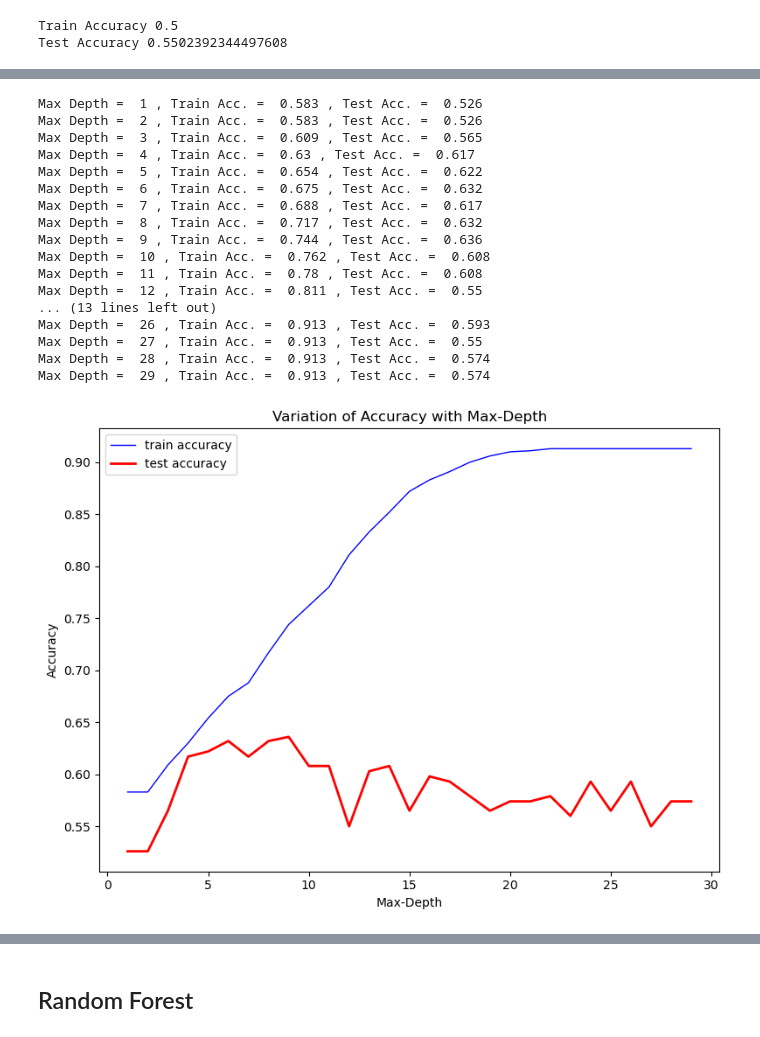
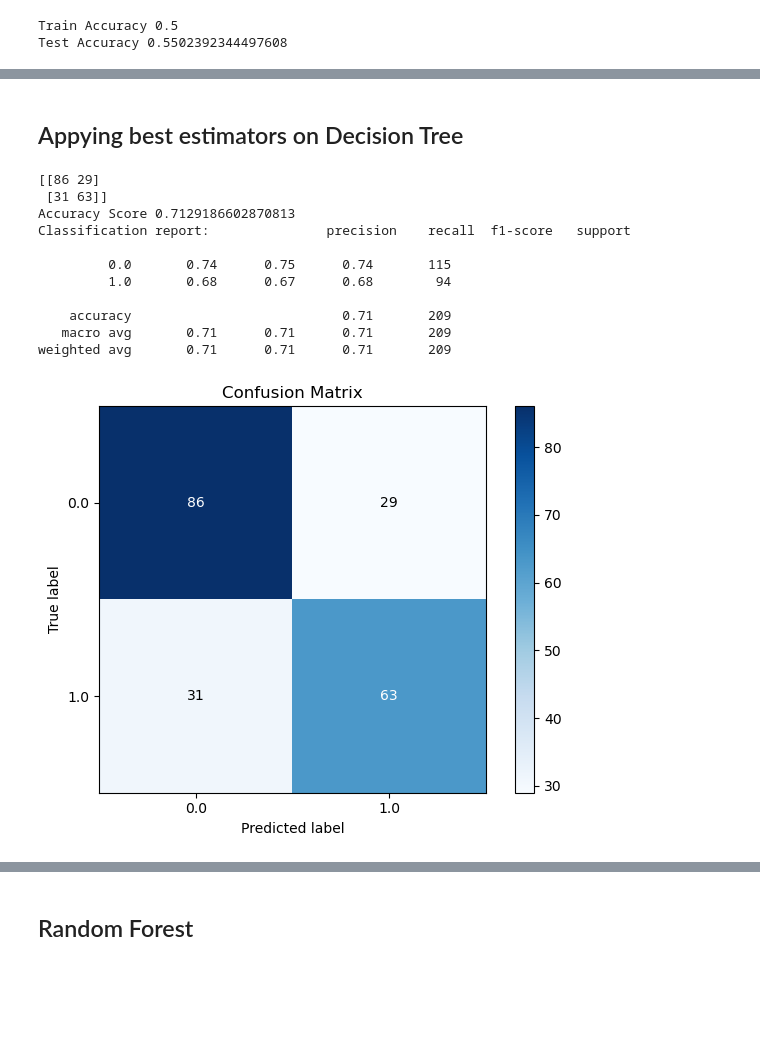
Before and after one commit to NafisFaiyaz007/CSE-445-Machine-learning_Predicting-Risky-Alcohol-Consumption-among-Students, a Jupyter notebook: Research Question 2 classifiers application.ipynb, the cells around one changed output, grey strips where cells are left out. Cells and saved outputs as stored; diff of their text form; code cells hidden in the pictures; blank space fills up the shorter version.

```diff
--- a/Research Question 2 classifiers application.ipynb
+++ b/Research Question 2 classifiers application.ipynb
@@ -152,5 +167,4 @@ Train Accuracy  0.6311659192825112
 # %%
-# Import train and test sets
-X_train = pd.read_csv('smoteTrainSet.csv')
-X_test = pd.read_csv('ScaledTestSet.csv')
+from sklearn import tree
+from sklearn.tree import DecisionTreeClassifier
 # %%
@@ -177,47 +192,23 @@ Accuracy  0.579
-# %%
-train_acc = []
-test_acc = []
-max_depth =[]
-
-for depth in range(1, 30):
-    clf = DecisionTreeClassifier(max_depth = depth)
-    clf.fit(X_train, y_train)
-    train_acc.append(accuracy_score(y_train, clf.predict(X_train)).round(3))
-    test_acc.append(accuracy_score(y_test, clf.predict(X_test)).round(3))
-    max_depth.append(depth)
-
-for i in range(1, 30):
-    print('Max Depth = ', i, ', Train Acc. = ', train_acc[i-1], ', Test Acc. = ' ,
-         test_acc[i-1])
-
-plt.figure(figsize = (8,6))
-plt.xlabel('Max-Depth')
-plt.ylabel('Accuracy')
-plt.title('Variation of Accuracy with Max-Depth')
-plt.plot(max_depth, train_acc, color = 'blue', linewidth = 1,
-         label = 'train accuracy');
-
-plt.plot(max_depth, test_acc, color = 'red', linewidth = 2,
-         label = 'test accuracy')
-plt.legend()
-save_fig('Accuracy against max_depth')
-plt.show();
-# %% [output]
-Max Depth =  1 , Train Acc. =  0.583 , Test Acc. =  0.526
-Max Depth =  2 , Train Acc. =  0.583 , Test Acc. =  0.526
-Max Depth =  3 , Train Acc. =  0.609 , Test Acc. =  0.565
-Max Depth =  4 , Train Acc. =  0.63 , Test Acc. =  0.617
-Max Depth =  5 , Train Acc. =  0.654 , Test Acc. =  0.622
-Max Depth =  6 , Train Acc. =  0.675 , Test Acc. =  0.632
-Max Depth =  7 , Train Acc. =  0.688 , Test Acc. =  0.617
-Max Depth =  8 , Train Acc. =  0.717 , Test Acc. =  0.632
-Max Depth =  9 , Train Acc. =  0.744 , Test Acc. =  0.636
-Max Depth =  10 , Train Acc. =  0.762 , Test Acc. =  0.608
-Max Depth =  11 , Train Acc. =  0.78 , Test Acc. =  0.608
-Max Depth =  12 , Train Acc. =  0.811 , Test Acc. =  0.55
-... (13 lines left out)
-Max Depth =  26 , Train Acc. =  0.913 , Test Acc. =  0.593
-Max Depth =  27 , Train Acc. =  0.913 , Test Acc. =  0.55
-Max Depth =  28 , Train Acc. =  0.913 , Test Acc. =  0.574
-Max Depth =  29 , Train Acc. =  0.913 , Test Acc. =  0.574
-[figure, removed]
+# %% [markdown]
+## Appying best estimators on Decision Tree
+# %%
+best_grid_dt.fit(X_train, y_train)
+y_pred=best_grid_dt.predict(X_test)
+print(confusion_matrix(y_test,y_pred))
+skplt.metrics.plot_confusion_matrix(y_test, y_pred);
+save_fig('Confusion Matrix for Descision_Tree hyper-para tuned q3')
+print("Accuracy Score {}".format(accuracy_score(y_test,y_pred)))
+print("Classification report: {}".format(classification_report(y_test,y_pred)))
+# %% [output]
+[[86 29]
+ [31 63]]
+Accuracy Score 0.7129186602870813
+Classification report:               precision    recall  f1-score   support
+
+         0.0       0.74      0.75      0.74       115
+         1.0       0.68      0.67      0.68        94
+
+    accuracy                           0.71       209
+   macro avg       0.71      0.71      0.71       209
+weighted avg       0.71      0.71      0.71       209
+[figure, added]
```
Also changed, not shown: parts of 69 cells of this notebook, 1 other file.
